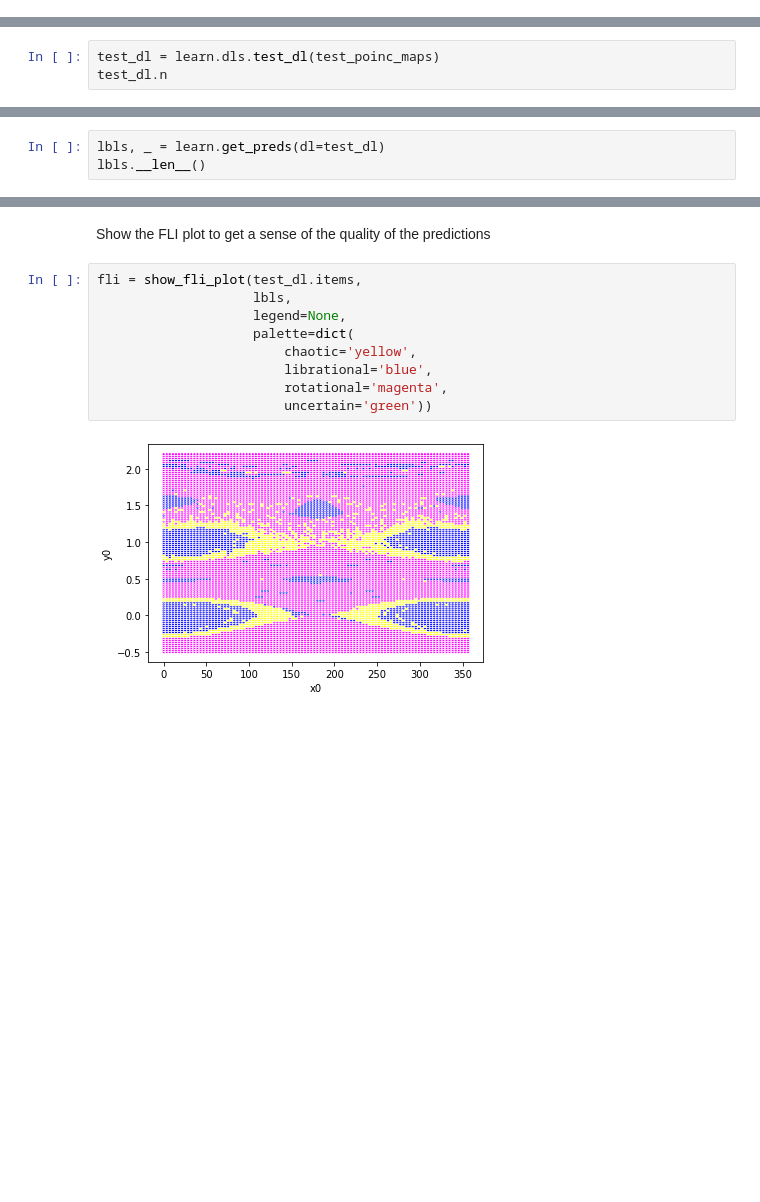
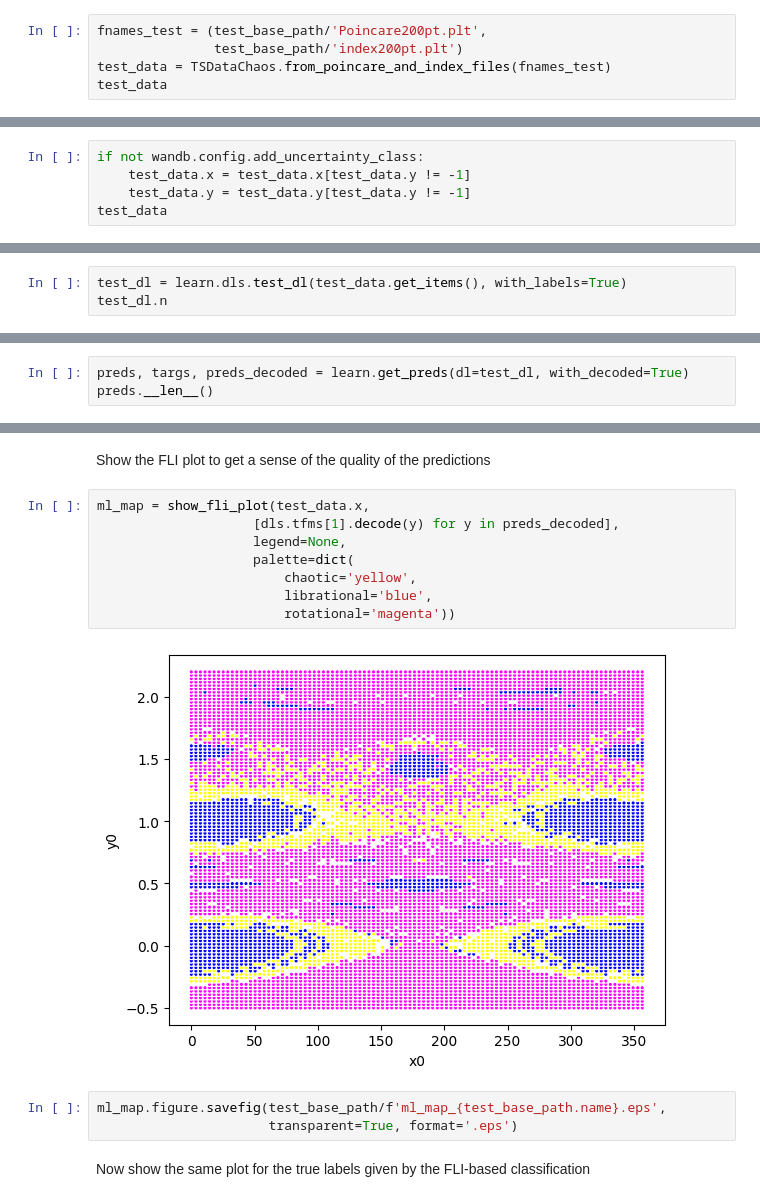
Before and after one commit to vrodriguezf/mlchaos, a Jupyter notebook: nbs/_motion_classification_time_series.ipynb, the cells around one changed output, grey strips where cells are left out. Cells and saved outputs as stored; diff of their text form; blank space fills up the shorter version.

Commit message:
1. CAM drafts. 2. adapt code for the new index files (one extra column)

```diff
--- a/nbs/_motion_classification_time_series.ipynb
+++ b/nbs/_motion_classification_time_series.ipynb
@@ -269,0 +337,5 @@ test_poinc_maps.shape
+# %%
+fnames_test = (test_base_path/'Poincare200pt.plt',
+               test_base_path/'index200pt.plt')
+test_data = TSDataChaos.from_poincare_and_index_files(fnames_test)
+test_data
@@ -269,0 +351,5 @@ test_poinc_maps.shape
+# %%
+if not wandb.config.add_uncertainty_class:
+    test_data.x = test_data.x[test_data.y != -1]
+    test_data.y = test_data.y[test_data.y != -1]
+test_data
@@ -270,6 +365,6 @@ test_poinc_maps.shape
 # %% [markdown]
 Create a dataloader from the test items previously loaded. This will apply all the transformations used in our training and validation set (e.g. normalization) to the test data
 # %%
-test_dl = learn.dls.test_dl(test_poinc_maps)
+test_dl = learn.dls.test_dl(test_data.get_items(), with_labels=True)
 test_dl.n
 # %% [output]
@@ -277,4 +372,4 @@ test_dl.n
 # %%
-lbls, _ = learn.get_preds(dl=test_dl)
-lbls.__len__()
+preds, targs, preds_decoded = learn.get_preds(dl=test_dl, with_decoded=True)
+preds.__len__()
 # %% [output]
@@ -282,13 +401,17 @@ lbls.__len__()
 # %% [markdown]
 Show the FLI plot to get a sense of the quality of the predictions
 # %%
-fli = show_fli_plot(test_dl.items,
-                    lbls,
+ml_map = show_fli_plot(test_data.x,
+                    [dls.tfms[1].decode(y) for y in preds_decoded],
                     legend=None,
                     palette=dict(
                         chaotic='yellow',
                         librational='blue',
-                        rotational='magenta',
-                        uncertain='green'))
+                        rotational='magenta'))
 # %% [output]
-[figure, old version]
+[figure, new version]
+# %%
+ml_map.figure.savefig(test_base_path/f'ml_map_{test_base_path.name}.eps',
+                      transparent=True, format='.eps')
+# %% [markdown]
+Now show the same plot for the true labels given by the FLI-based classification
```
Also changed, not shown: parts of 42 cells of this notebook, 9 other files.
